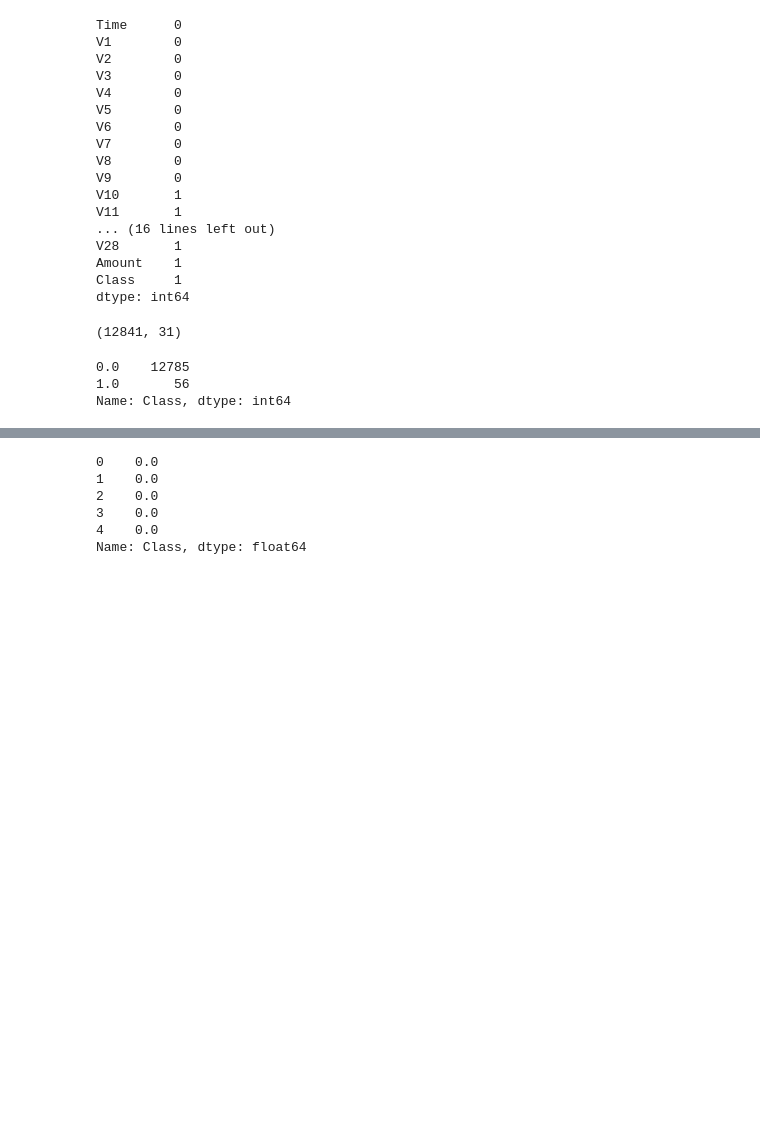
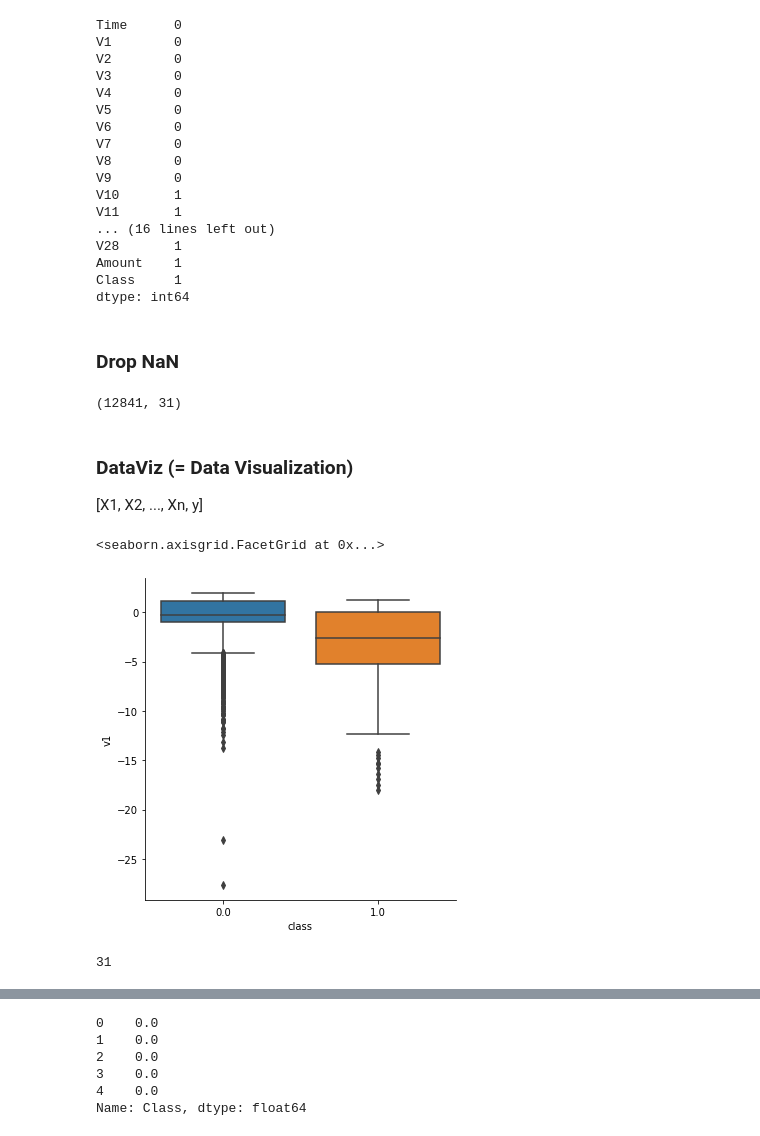
Before and after one commit to glaucohb/DSWP_Anotacoes_Glauco, a Jupyter notebook: Notebooks/NB15_00__Machine_Learning___DSWP.ipynb, the cells around one changed output, grey strips where cells are left out. Drawn from its saved outputs; the diff is of its cells as text; code cells hidden in the pictures; blank space fills up the shorter version.

```diff
--- a/Notebooks/NB15_00__Machine_Learning___DSWP.ipynb
+++ b/Notebooks/NB15_00__Machine_Learning___DSWP.ipynb
@@ -1801,6 +1841,8 @@ V28       1
 Amount    1
 Class     1
 dtype: int64
+# %% [markdown]
+### Drop NaN
 # %%
 #fazer uma cópia e excluir os nan
 df_cc2 = df_cc.copy()
@@ -1808,10 +1850,3 @@ df_cc2 = df_cc2.dropna()
 df_cc2.shape
 # %% [output]
 (12841, 31)
-# %%
-# variável que desejamos fazer inferências
-df_cc2['Class'].value_counts()
-# %% [output]
-0.0    12785
-1.0       56
-Name: Class, dtype: int64
@@ -1824,0 +1853,14 @@ df_y = df_cc2['Class']
+# %% [markdown]
+### DataViz (= Data Visualization)
+
+[X1, X2, ..., Xn, y]
+# %%
+# Boxplot da variável 'v1' por variável-target (class):
+sns.catplot(x = 'class', y = 'v1', kind = 'box', data = df_cc)
+# %% [output]
+<seaborn.axisgrid.FacetGrid at 0x...>
+[figure, added]
+# %%
+len(df_cc.columns)
+# %% [output]
+31
```
Also changed, not shown: parts of 25 cells of this notebook.
